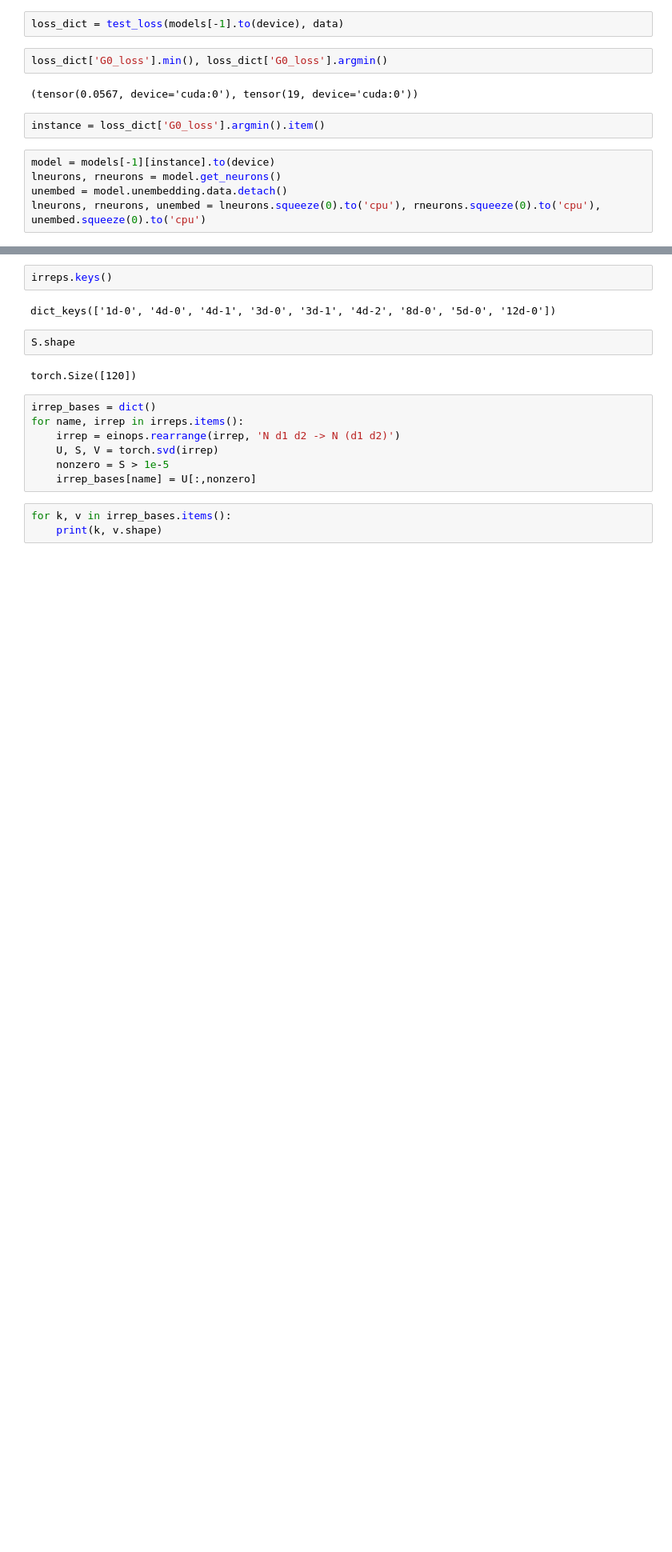
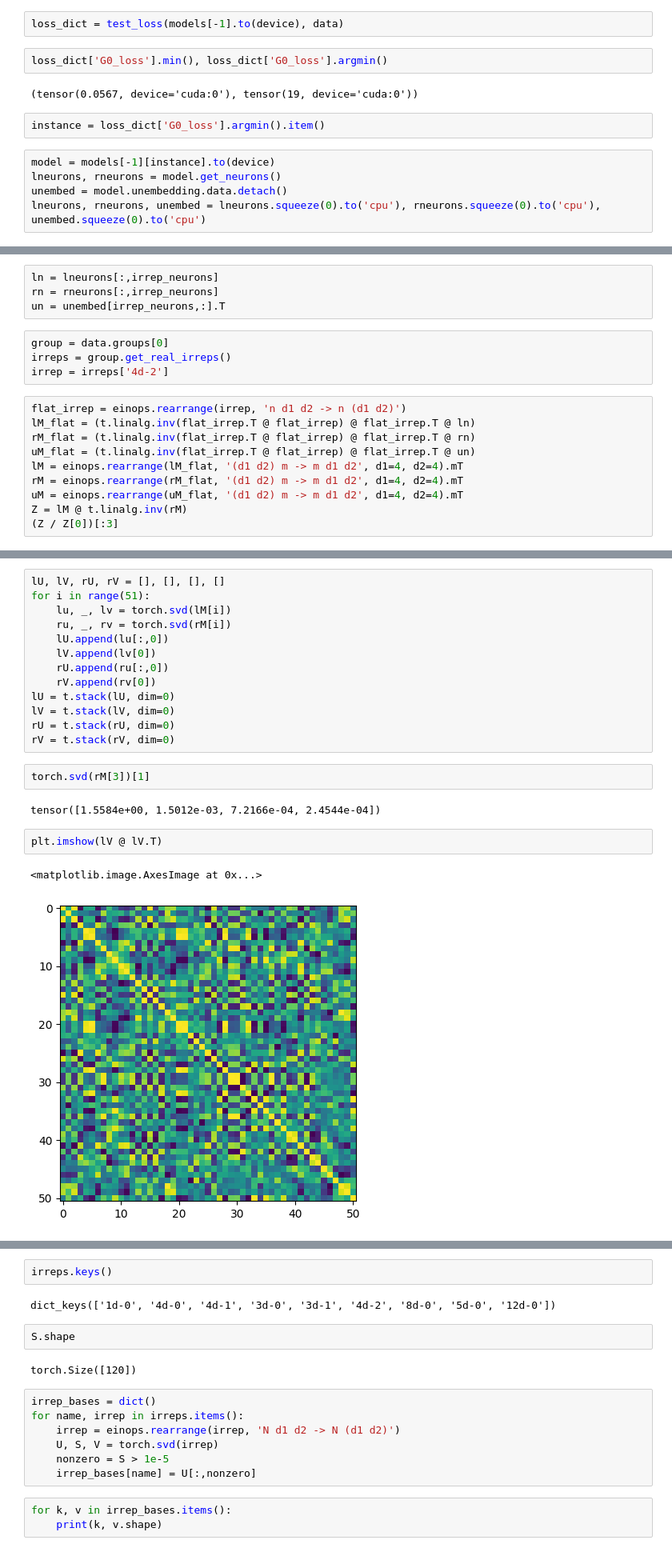
Before and after one commit to LouisYRYJ/Finite-groups, a Jupyter notebook: notebooks/irrep_coefs.ipynb, the cells around one changed output, grey strips where cells are left out. Shown: that part at 80% size. Saved outputs shown, nothing was run; the diff lists cells and outputs as text; blank space fills up the shorter version.

Commit message:
irrep_coefs

```diff
--- a/notebooks/irrep_coefs.ipynb
+++ b/notebooks/irrep_coefs.ipynb
@@ -56,0 +62,18 @@ irreps = data.groups[0].get_real_irreps()
+# %%
+ln = lneurons[:,irrep_neurons]
+rn = rneurons[:,irrep_neurons]
+un = unembed[irrep_neurons,:].T
+# %%
+group = data.groups[0]
+irreps = group.get_real_irreps()
+irrep = irreps['4d-2']
+# %%
+flat_irrep = einops.rearrange(irrep, 'n d1 d2 -> n (d1 d2)')
+lM_flat = (t.linalg.inv(flat_irrep.T @ flat_irrep) @ flat_irrep.T @ ln)
+rM_flat = (t.linalg.inv(flat_irrep.T @ flat_irrep) @ flat_irrep.T @ rn)
+uM_flat = (t.linalg.inv(flat_irrep.T @ flat_irrep) @ flat_irrep.T @ un)
+lM = einops.rearrange(lM_flat, '(d1 d2) m -> m d1 d2', d1=4, d2=4).mT
+rM = einops.rearrange(rM_flat, '(d1 d2) m -> m d1 d2', d1=4, d2=4).mT
+uM = einops.rearrange(uM_flat, '(d1 d2) m -> m d1 d2', d1=4, d2=4).mT
+Z = lM @ t.linalg.inv(rM)
+(Z / Z[0])[:3]
@@ -56,0 +95,22 @@ irreps = data.groups[0].get_real_irreps()
+# %%
+lU, lV, rU, rV = [], [], [], []
+for i in range(51):
+    lu, _, lv = torch.svd(lM[i])
+    ru, _, rv = torch.svd(rM[i])
+    lU.append(lu[:,0])
+    lV.append(lv[0])
+    rU.append(ru[:,0])
+    rV.append(rv[0])
+lU = t.stack(lU, dim=0)
+lV = t.stack(lV, dim=0)
+rU = t.stack(rU, dim=0)
+rV = t.stack(rV, dim=0)
+# %%
+torch.svd(rM[3])[1]
+# %% [output]
+tensor([1.5584e+00, 1.5012e-03, 7.2166e-04, 2.4544e-04])
+# %%
+plt.imshow(lV @ lV.T)
+# %% [output]
+<matplotlib.image.AxesImage at 0x...>
+[figure, added]
```
Also changed, not shown: parts of 38 cells of this notebook, 2 other files.
